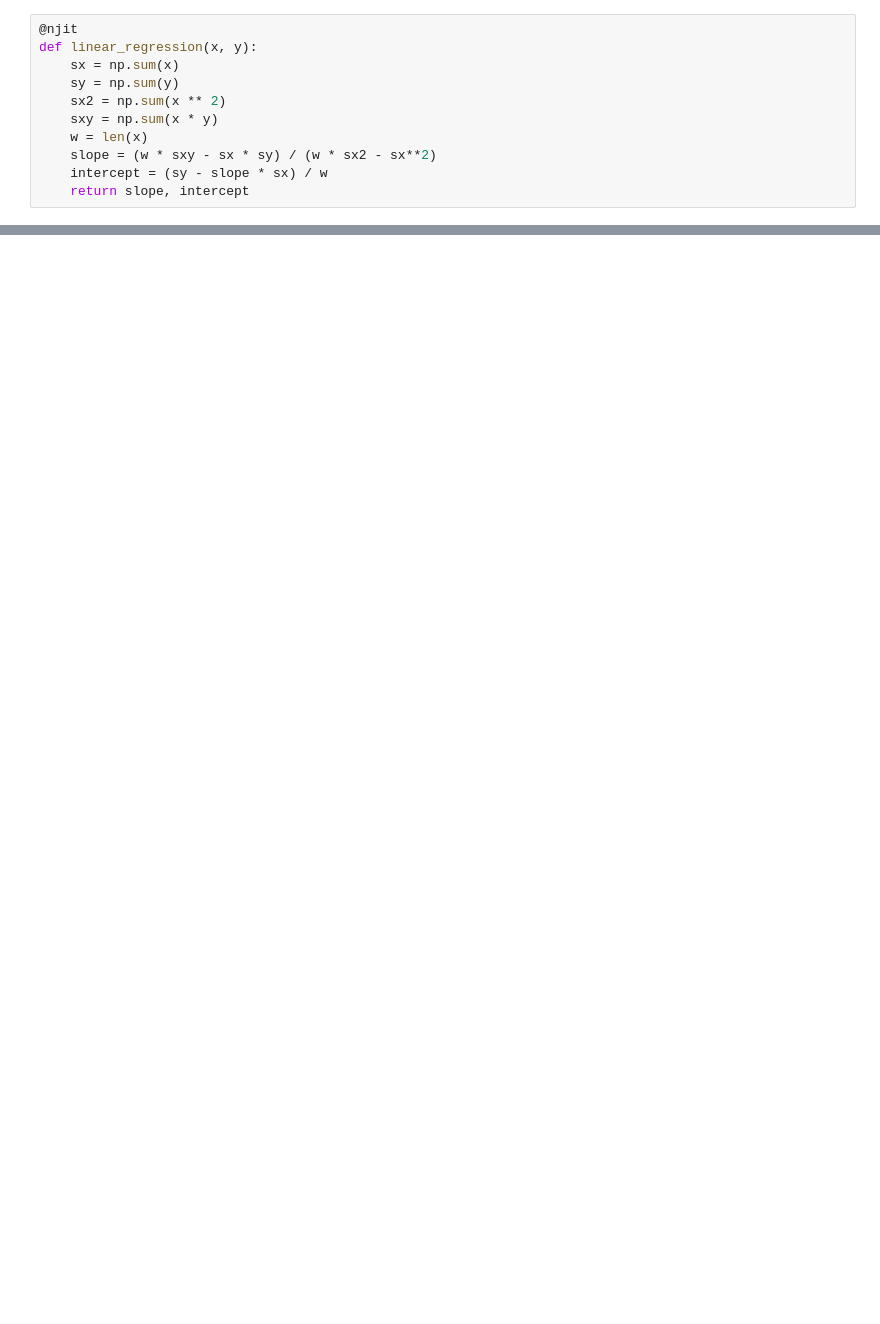
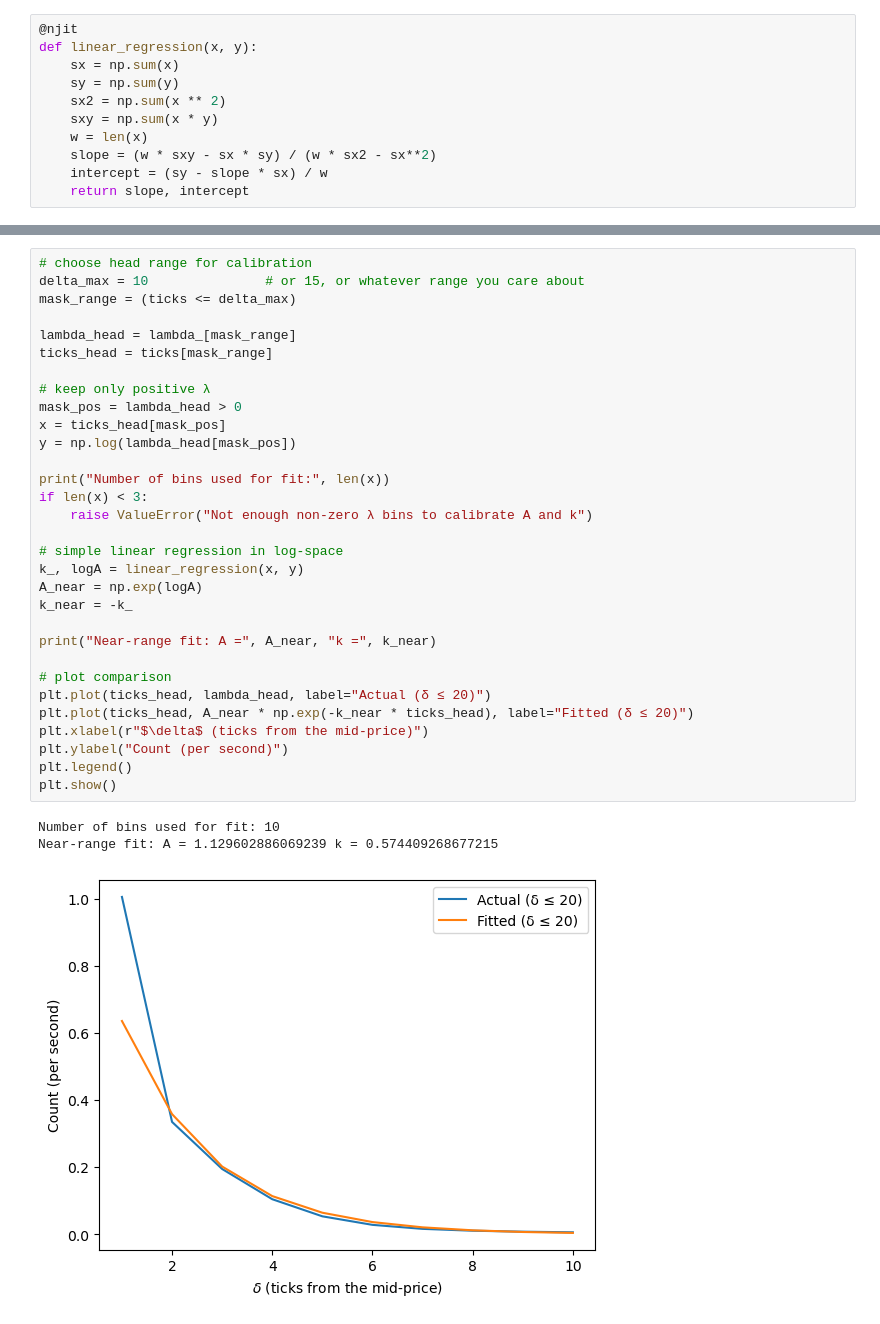
Before and after one commit to AA-ron2/Thesis_AI4Trading, a Jupyter notebook: EDA2.ipynb, the cells around one changed output, grey strips where cells are left out. Saved outputs shown, nothing was run; the diff lists cells and outputs as text; blank space fills up the shorter version.

```diff
--- a/EDA2.ipynb
+++ b/EDA2.ipynb
@@ -259,0 +316,35 @@ plt.legend(['Actual', 'Fitted curve'])
+# %%
+# choose head range for calibration
+delta_max = 10               # or 15, or whatever range you care about
+mask_range = (ticks <= delta_max)
+
+lambda_head = lambda_[mask_range]
+ticks_head = ticks[mask_range]
+
+# keep only positive λ
+mask_pos = lambda_head > 0
+x = ticks_head[mask_pos]
+y = np.log(lambda_head[mask_pos])
+
+print("Number of bins used for fit:", len(x))
+if len(x) < 3:
+    raise ValueError("Not enough non-zero λ bins to calibrate A and k")
+
+# simple linear regression in log-space
+k_, logA = linear_regression(x, y)
+A_near = np.exp(logA)
+k_near = -k_
+
+print("Near-range fit: A =", A_near, "k =", k_near)
+
+# plot comparison
+plt.plot(ticks_head, lambda_head, label="Actual (δ ≤ 20)")
+plt.plot(ticks_head, A_near * np.exp(-k_near * ticks_head), label="Fitted (δ ≤ 20)")
+plt.xlabel(r"$\delta$ (ticks from the mid-price)")
+plt.ylabel("Count (per second)")
+plt.legend()
+plt.show()
+# %% [output]
+Number of bins used for fit: 10
+Near-range fit: A = 1.129602886069239 k = 0.574409268677215
+[figure, added]
```
Also changed, not shown: parts of 16 cells of this notebook, 2 other files.
